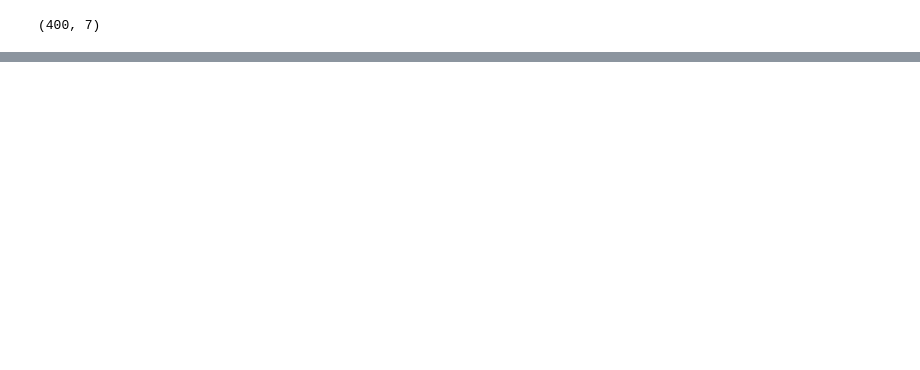
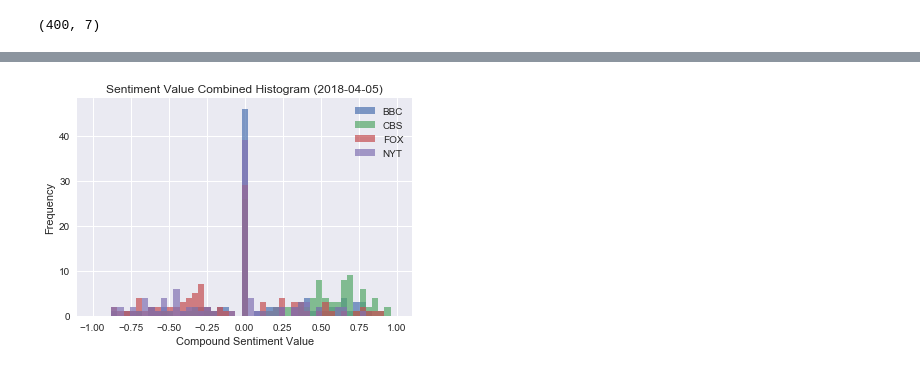
Before and after one commit to rpalo/tutoring-news-mood-example, a Jupyter notebook: News Mood.ipynb, the cells around one changed output, grey strips where cells are left out. Saved outputs shown, nothing was run; the diff lists cells and outputs as text; code cells hidden in the pictures; blank space fills up the shorter version.

```diff
--- a/News Mood.ipynb
+++ b/News Mood.ipynb
@@ -126,0 +137,13 @@ tweet_data.to_csv("4-5-18-1344_tweet_data.csv")
+# %%
+bins = np.linspace(-1.0, 1.0, 50)
+for org in NEWS_ORGS.keys():
+    subset = tweet_data[tweet_data["organization"]==org]
+    plt.hist(subset["compound"], bins, alpha=0.7, label=org)
+plt.legend()
+plt.xlabel("Compound Sentiment Value")
+plt.ylabel("Frequency")
+plt.title(f"Sentiment Value Combined Histogram ({date.today()})")
+plt.savefig(f"{date.today()}-histogram.png")
+plt.show()
+# %% [output]
+[figure, added]
```
Also changed, not shown: parts of 12 cells of this notebook, 5 other files.
